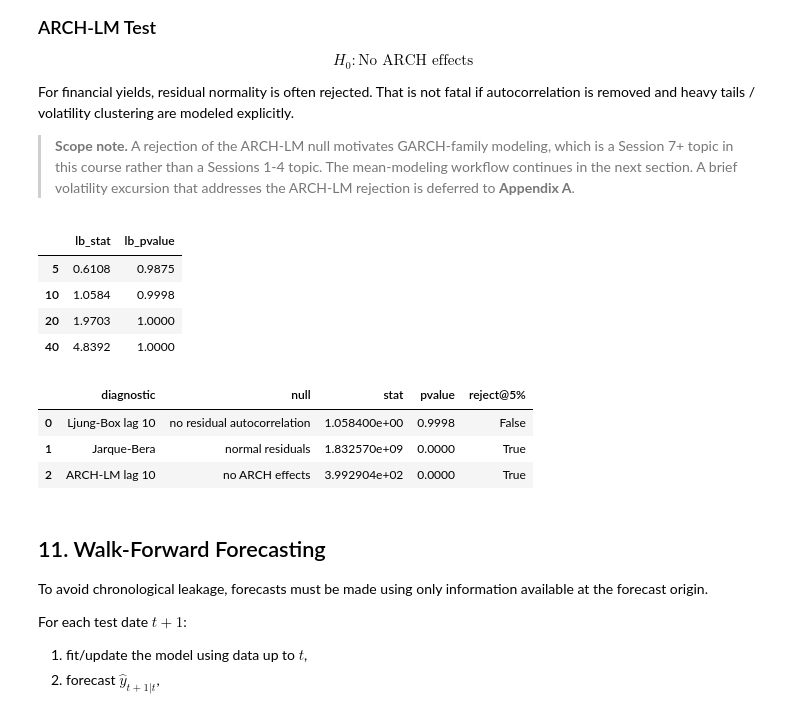
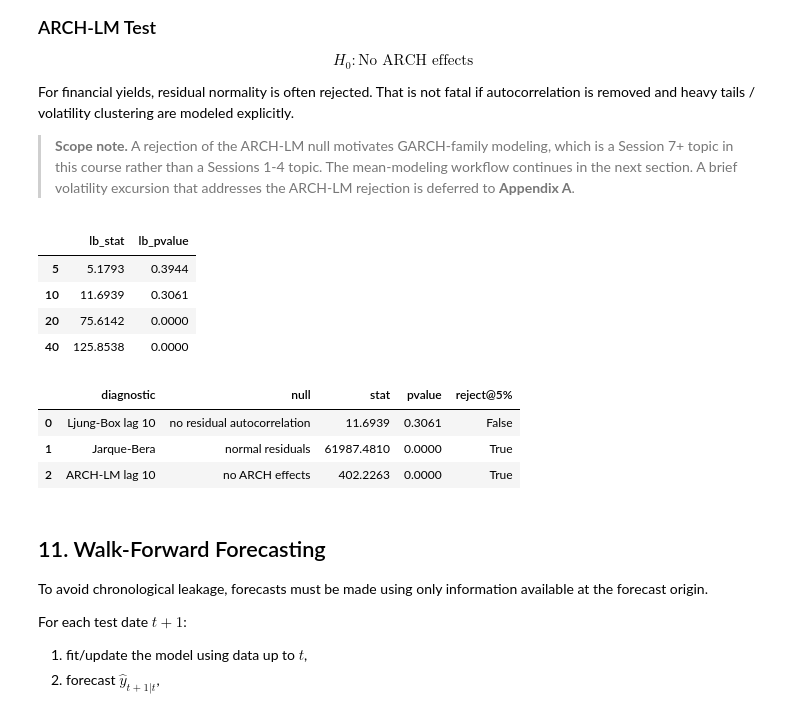
Before and after one commit to vybhav72954/india-gsec-yield, a Jupyter notebook: Univariate_India_10Y_Yield_v3.ipynb, the cells around one changed output. Drawn from its saved outputs; the diff is of its cells as text; code cells hidden in the pictures.

```diff
--- a/Univariate_India_10Y_Yield_v3.ipynb
+++ b/Univariate_India_10Y_Yield_v3.ipynb
@@ -1769,48 +1812,50 @@ explicitly.
 > mean-modeling workflow continues in the next section. A brief volatility excursion
 > that addresses the ARCH-LM rejection is deferred to **Appendix A**.
 # %%
-resid = pd.Series(best_model.resid, index=y.index).dropna()
+# Trim diffuse-Kalman burn-in (d + q residuals) before LB/JB/ARCH-LM
+_burn = max(1, best_order[1] + best_order[2])
+resid = pd.Series(best_model.resid, index=y.index).iloc[_burn:].dropna()
 
 lb = acorr_ljungbox(resid, lags=[5, 10, 20, 40], return_df=True)
 arch_lm_stat, arch_lm_p, _, _ = het_arch(resid, nlags=10)
 jb_stat, jb_p = stats.jarque_bera(resid)
 
 resid_diag = pd.DataFrame([
     {
         "diagnostic": "Ljung-Box lag 10",
         "null": "no residual autocorrelation",
         "stat": lb.loc[10, "lb_stat"],
         "pvalue": lb.loc[10, "lb_pvalue"],
         "reject@5%": lb.loc[10, "lb_pvalue"] < 0.05,
     },
     {
         "diagnostic": "Jarque-Bera",
         "null": "normal residuals",
         "stat": jb_stat,
         "pvalue": jb_p,
         "reject@5%": jb_p < 0.05,
     },
     {
         "diagnostic": "ARCH-LM lag 10",
         "null": "no ARCH effects",
         "stat": arch_lm_stat,
         "pvalue": arch_lm_p,
         "reject@5%": arch_lm_p < 0.05,
     },
 ])
 
 display(lb.round(4))
 display(resid_diag.round(4))
 # %% [output]
 |  | lb_stat | lb_pvalue |
-| 5 | 0.6108 | 0.9875 |
-| 10 | 1.0584 | 0.9998 |
-| 20 | 1.9703 | 1.0000 |
-| 40 | 4.8392 | 1.0000 |
+| 5 | 5.1793 | 0.3944 |
+| 10 | 11.6939 | 0.3061 |
+| 20 | 75.6142 | 0.0000 |
+| 40 | 125.8538 | 0.0000 |
 |  | diagnostic | null | stat | pvalue | reject@5% |
-| 0 | Ljung-Box lag 10 | no residual autocorrelation | 1.058400e+00 | 0.9998 | False |
-| 1 | Jarque-Bera | normal residuals | 1.832570e+09 | 0.0000 | True |
-| 2 | ARCH-LM lag 10 | no ARCH effects | 3.992904e+02 | 0.0000 | True |
+| 0 | Ljung-Box lag 10 | no residual autocorrelation | 11.6939 | 0.3061 | False |
+| 1 | Jarque-Bera | normal residuals | 61987.4810 | 0.0000 | True |
+| 2 | ARCH-LM lag 10 | no ARCH effects | 402.2263 | 0.0000 | True |
 # %% [markdown]
 ## 11. Walk-Forward Forecasting
 
```
Also changed, not shown: parts of 10 cells of this notebook, 3 other files.
